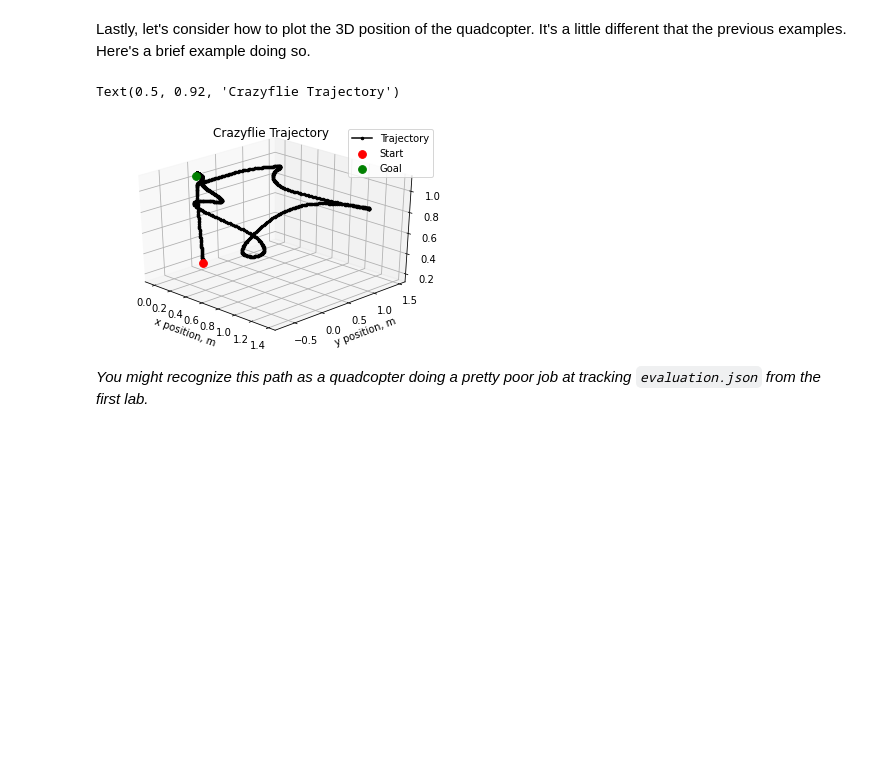
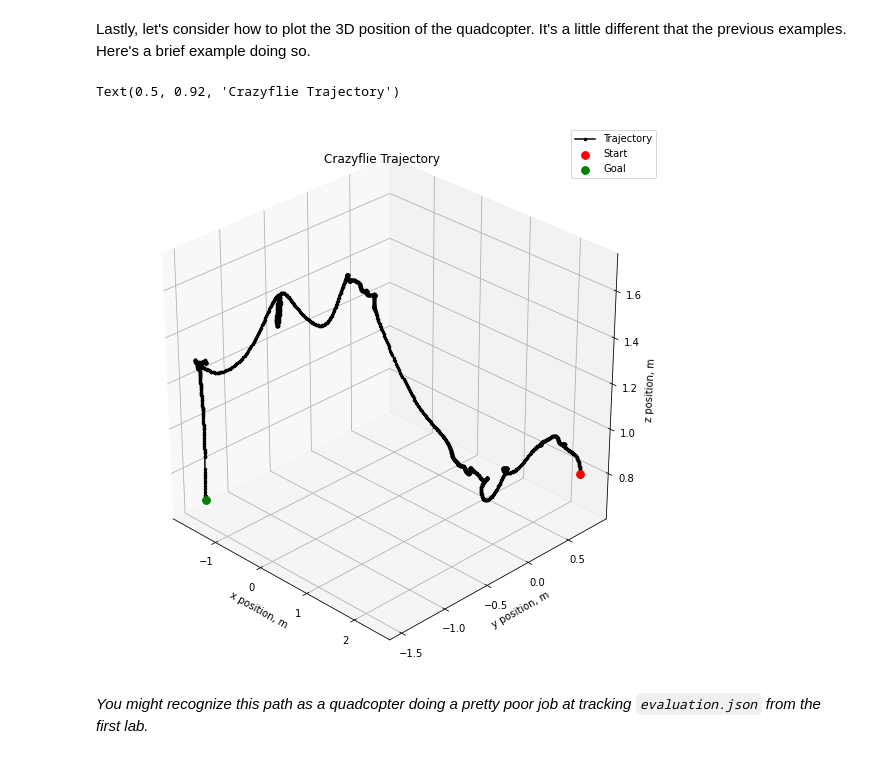
Before and after one commit to UPennMEAM620/crazyflie-plotting, a Jupyter notebook: bagpy_plotting.ipynb, the cells around one changed output. Cells and saved outputs as stored; diff of their text form; code cells hidden in the pictures; blank space fills up the shorter version.

```diff
--- a/bagpy_plotting.ipynb
+++ b/bagpy_plotting.ipynb
@@ -32,7 +31,7 @@ Next you'll want to read in your bag file. This is where `bagpy` comes into play
 
 See below for a list of all the relevant data from your bag file.
 # %%
-bag_name = "really_good_data.bag"   # It's easiest if all the bag files are in the same directory as this script.
+bag_name = "really_cool_data.bag"   # It's easiest if all the bag files are in the same directory as this script.
 # %%
 b = bagreader(bag_name)   # This creates an object that we name 'b' that contains all the information from your bag file
 # %% [output]
@@ -170,21 +169,21 @@ Text(0.5, 1.0, 'Body Rates')
 # %% [markdown]
 Lastly, let's consider how to plot the 3D position of the quadcopter. It's a little different that the previous examples. Here's a brief example doing so.
 # %%
-fig4 = plt.figure()
+fig4 = plt.figure(figsize=(10, 10))
 ax = fig4.add_subplot(projection='3d')
 
 ax.view_init(elev=30, azim=-45)
 ax.set_xlabel('x position, m')
 ax.set_ylabel('y position, m')
 ax.set_zlabel('z position, m')
 ax.plot3D(x,y,z,'k.-',markersize=5)
 ax.scatter3D(x[0],y[0],z[0], marker='o', c='r', s=60)
 ax.scatter3D(x.iloc[-1],y.iloc[-1],z.iloc[-1], marker='o', c='g', s=60)
 ax.legend(('Trajectory','Start','Goal'))
 ax.set_title("Crazyflie Trajectory")
 # %% [output]
 Text(0.5, 0.92, 'Crazyflie Trajectory')
-[figure, old version]
+[figure, new version]
 # %% [markdown]
 *You might recognize this path as a quadcopter doing a pretty poor job at tracking `evaluation.json` from the first lab.*
 # %% [markdown]
```
Also changed, not shown: parts of 9 cells of this notebook.
